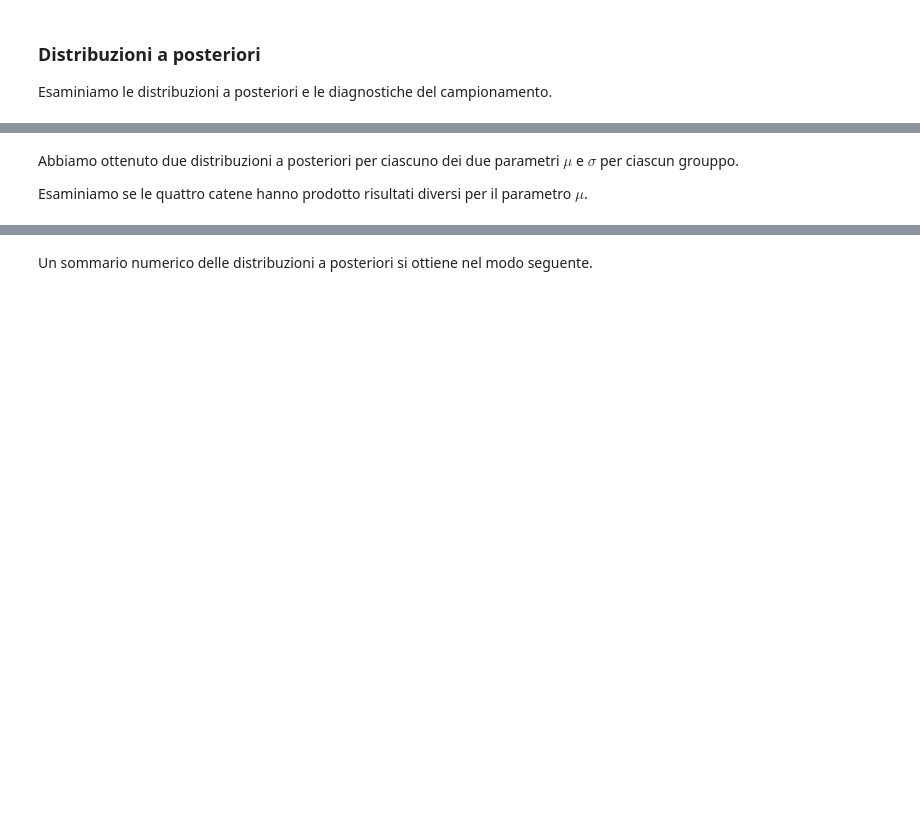
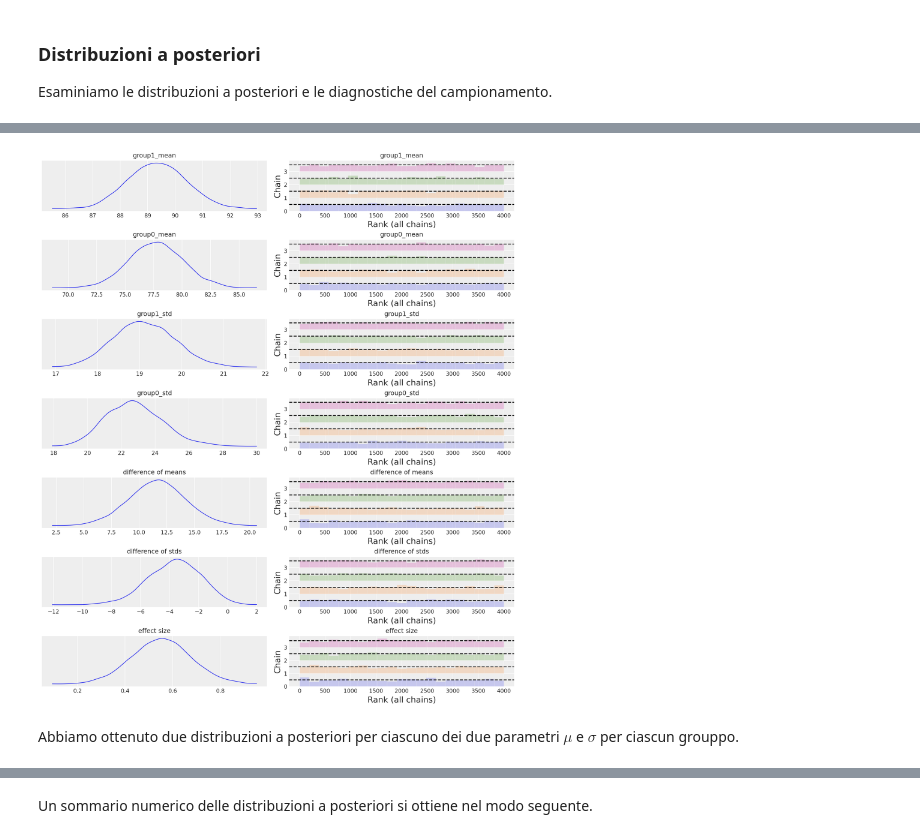
Before and after one commit to ccaudek/ds4psy, a Jupyter notebook: chapter_4/23_two_groups.ipynb, the cells around one changed output, grey strips where cells are left out. Drawn from its saved outputs; the diff is of its cells as text; code cells hidden in the pictures; blank space fills up the shorter version.

```diff
--- a/chapter_4/23_two_groups.ipynb
+++ b/chapter_4/23_two_groups.ipynb
@@ -245,8 +238,5 @@ Sampling 4 chains for 1_000 tune and 1_000 draw iterations (4_000 + 4_000 draws
 
 Esaminiamo le distribuzioni a posteriori e le diagnostiche del campionamento.
 # %%
-axes = az.plot_trace(
-    idata, combined=True, divergences="bottom", kind="rank_bars"
-)
-plt.tight_layout()
+az.plot_trace(idata, combined=True, divergences="bottom", kind="rank_bars");
 # %% [output]
@@ -254,4 +243,3 @@ plt.tight_layout()
+[figure, added]
 # %% [markdown]
 Abbiamo ottenuto due distribuzioni a posteriori per ciascuno dei due parametri $\mu$ e $\sigma$ per ciascun grouppo.
-
-Esaminiamo se le quattro catene hanno prodotto risultati diversi per il parametro $\mu$.
```
Also changed, not shown: parts of 16 cells of this notebook, 3 other files.
